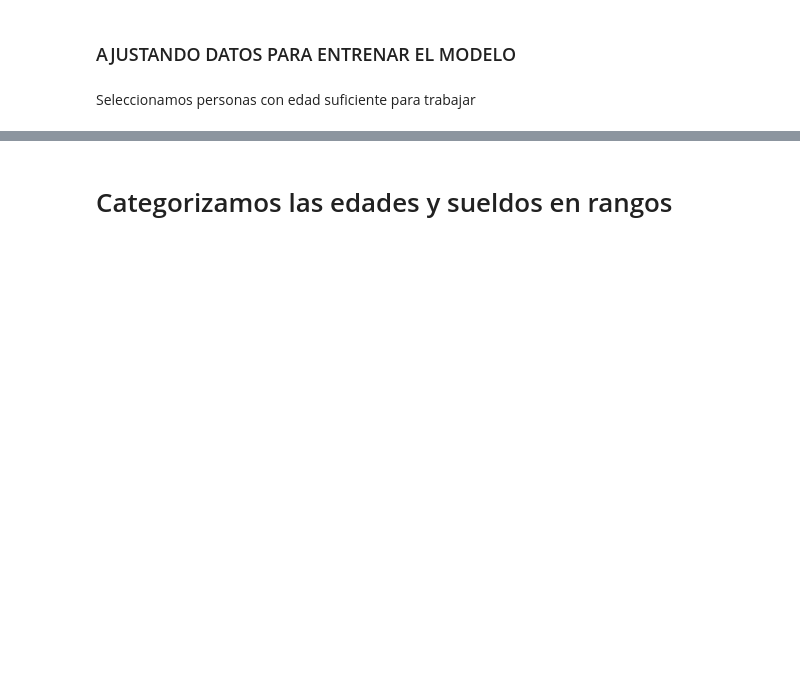
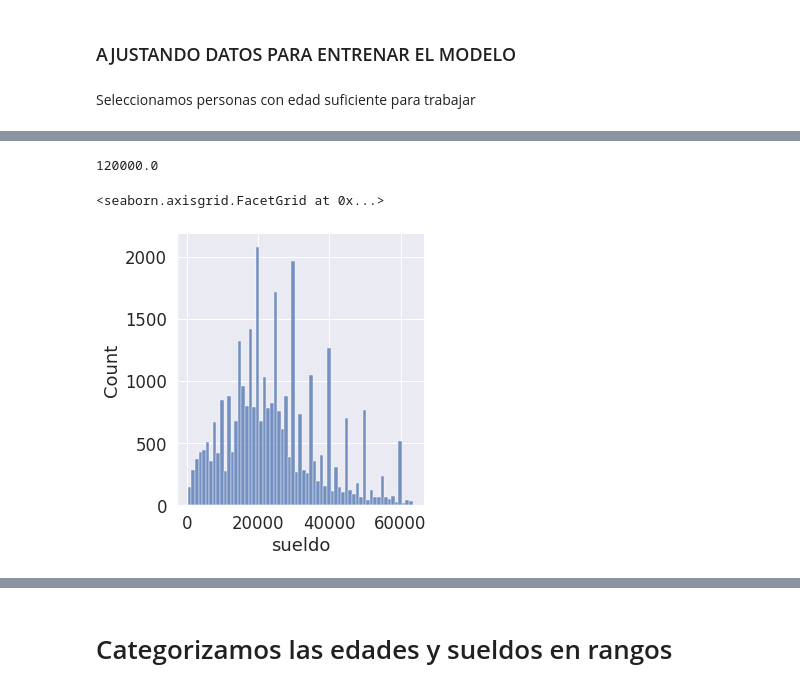
Before and after one commit to anicolon/coder_proyecto, a Jupyter notebook: ECH_2019/ECH_MODELOS.ipynb, the cells around one changed output, grey strips where cells are left out. Cells and saved outputs as stored; diff of their text form; code cells hidden in the pictures; blank space fills up the shorter version.

```diff
--- a/ECH_2019/ECH_MODELOS.ipynb
+++ b/ECH_2019/ECH_MODELOS.ipynb
@@ -7,8 +7,9 @@ Drive already mounted at /content/drive; to attempt to forcibly remount, call dr
 import pandas as pd
 import numpy as np
 import seaborn as sns
+import matplotlib.pyplot as plt
 
-sns.set(rc={'figure.figsize': (25, 10)}, font_scale=1.5)
+sns.set(rc={'figure.figsize': (10, 5)}, font_scale=1.5)
 
 df = pd.read_csv('/content/drive/MyDrive/ECH_2019.csv')
 
@@ -32,3 +32,7 @@ mask = df.columns.difference(['edad',
                               'barrio'])
 
 df[mask] = df[mask].replace(no_data)
+# %%
+df['rango_edades'] = pd.qcut(df['edad'], q=10)
+
+df['rango_edades'].value_counts()
@@ -41,0 +74,4 @@ df = df[df['sueldo'] > 0]
+# %%
+df['rango_sueldos'] = pd.qcut(df['sueldo'], q=10, duplicates='drop')
+
+df['rango_sueldos'].value_counts()
@@ -41,0 +90,21 @@ df = df[df['sueldo'] > 0]
+# %%
+quantil_99 = df["sueldo"].quantile(0.99)
+print(quantil_99)
+
+df = df[df["sueldo"] < quantil_99]
+
+quartil_1 = df["sueldo"].quantile(0.25)
+quartil_3 = df["sueldo"].quantile(0.75)
+
+iqr = quartil_3 - quartil_1
+
+df = df[df["sueldo"] < quartil_3 + 1.5 * iqr]
+
+df = df[df["sueldo"] > quartil_1 - 1.5 * iqr]
+# %% [output]
+120000.0
+# %%
+sns.displot(df['sueldo'])
+# %% [output]
+<seaborn.axisgrid.FacetGrid at 0x...>
+[figure, added]
```
Also changed, not shown: parts of 30 cells of this notebook, 2 other files.
